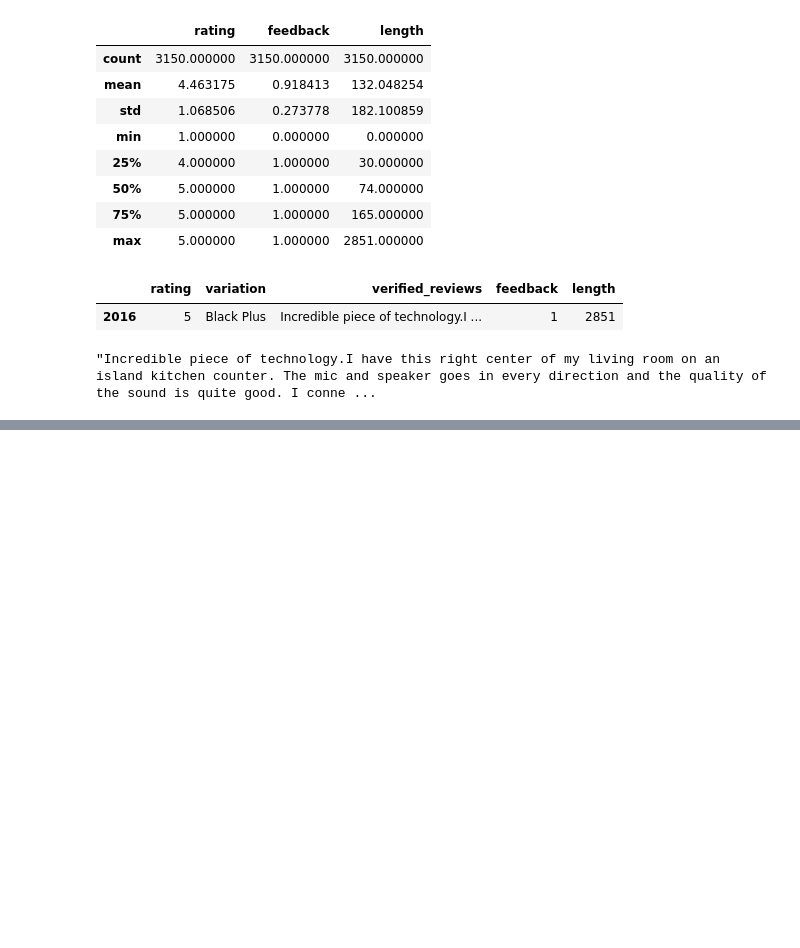
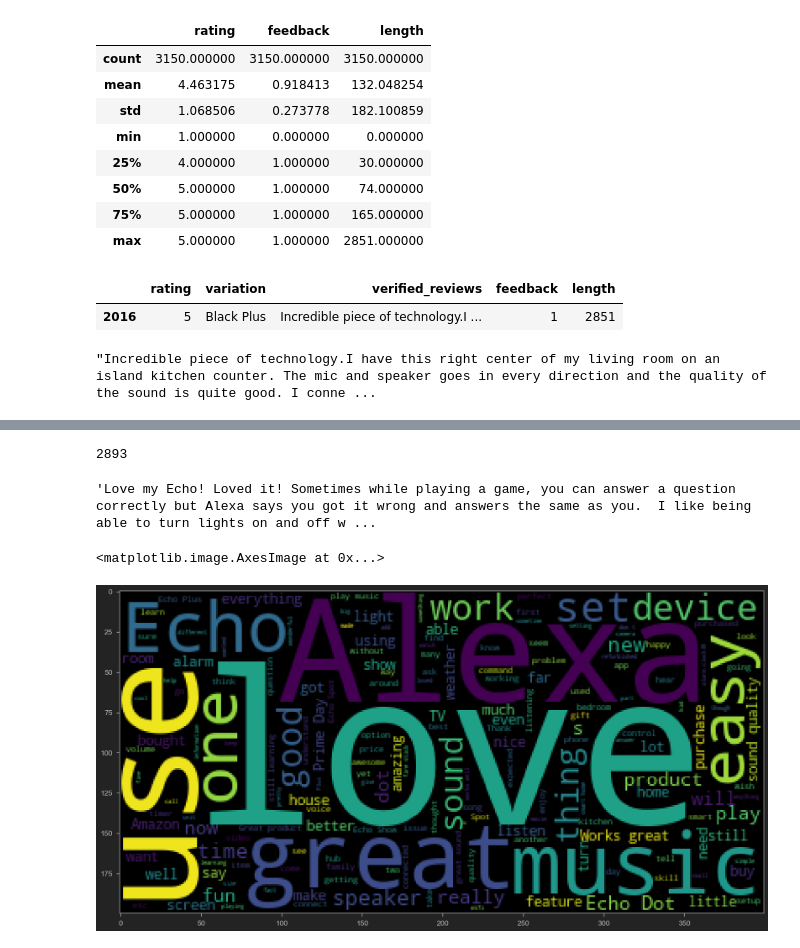
Before and after one commit to Arei1997/Amazon-Reviews, a Jupyter notebook: Amazon.ipynb, the cells around one changed output, grey strips where cells are left out. Saved outputs shown, nothing was run; the diff lists cells and outputs as text; code cells hidden in the pictures; blank space fills up the shorter version.

Commit message:
Wordcloud analysis

```diff
--- a/Amazon.ipynb
+++ b/Amazon.ipynb
@@ -115,16 +116,16 @@ Number of positive feedback: 257
 # %% [markdown]
 # Data Exploration
 # %%
-reviews_df['length'] = reviews_df['verified_reviews'].apply(len)
+
 
 #or
 
 
 # Fill NaN values with empty strings
-#reviews_df['verified_reviews'].fillna('', inplace=True)
+reviews_df['verified_reviews'].fillna('', inplace=True)
 
 # Calculate the length of each string in the 'verified_reviews' column
-#reviews_df['length'] = reviews_df['verified_reviews'].apply(lambda x: len(str(x)))
+reviews_df['length'] = reviews_df['verified_reviews'].apply(lambda x: len(str(x)))
 
 # Display the DataFrame with the new column
 #print(reviews_df)
@@ -202,0 +213,5 @@ SyntaxError: incomplete input (465090148.py, line 6)
+# %%
+# Obtain only the positive reviews
+
+positive = reviews_df[reviews_df['feedback']   ==  1]
+positive
@@ -202,0 +251,25 @@ SyntaxError: incomplete input (465090148.py, line 6)
+# %%
+# convert to list format
+#positive_reviews_list = positive.values.tolist()
+#len(positive_reviews_list)
+
+positive_reviews_list = positive['verified_reviews'].tolist()
+len(positive_reviews_list)
+# %% [output]
+2893
+# %%
+# join all reviews into one large strong
+
+large_string  = ' '.join(positive_reviews_list)
+
+large_string
+# %% [output]
+'Love my Echo! Loved it! Sometimes while playing a game, you can answer a question correctly but Alexa says you got it wrong and answers the same as you.  I like being able to turn lights on and off w ...
+# %%
+# positive feedback wordcloud
+
+plt.figure(figsize=(10,10))
+plt.imshow(WordCloud().generate(large_string))
+# %% [output]
+<matplotlib.image.AxesImage at 0x...>
+[figure, added]
```
Also changed, not shown: parts of 7 cells of this notebook.
